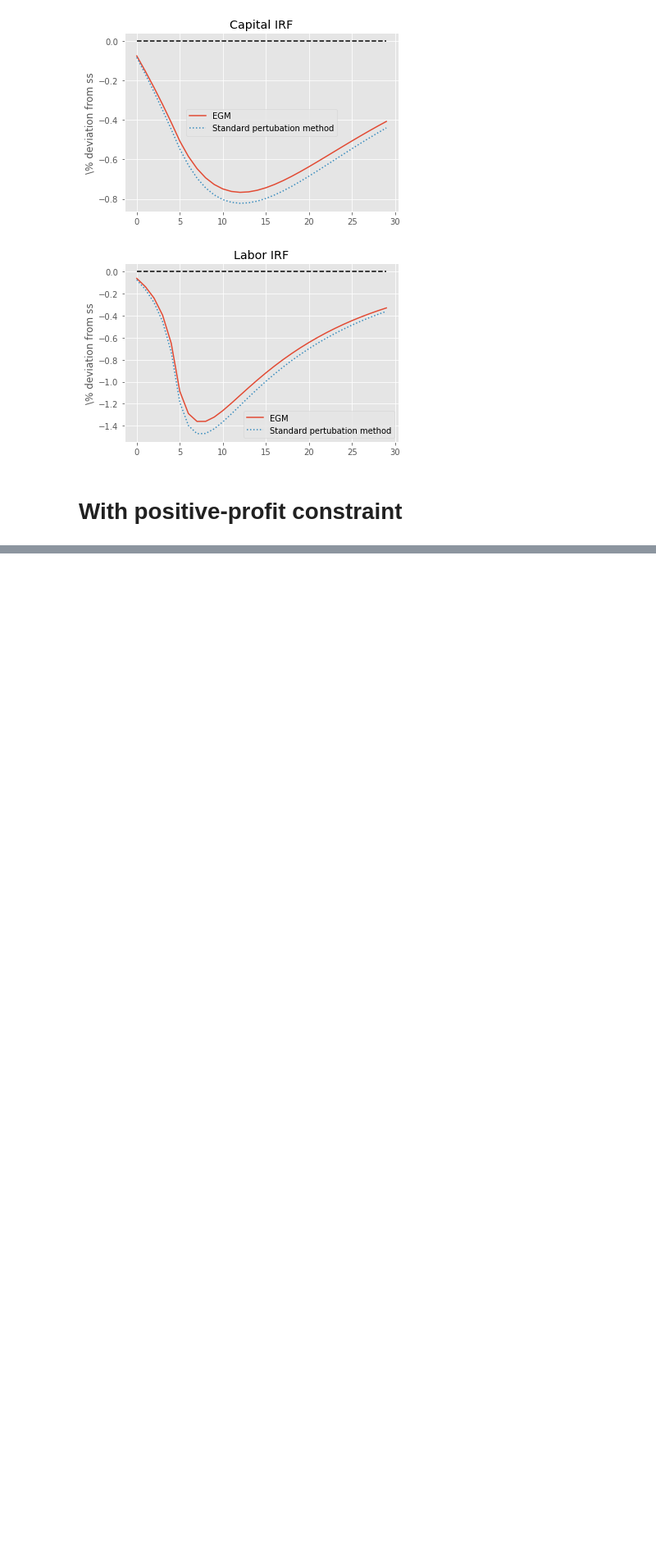
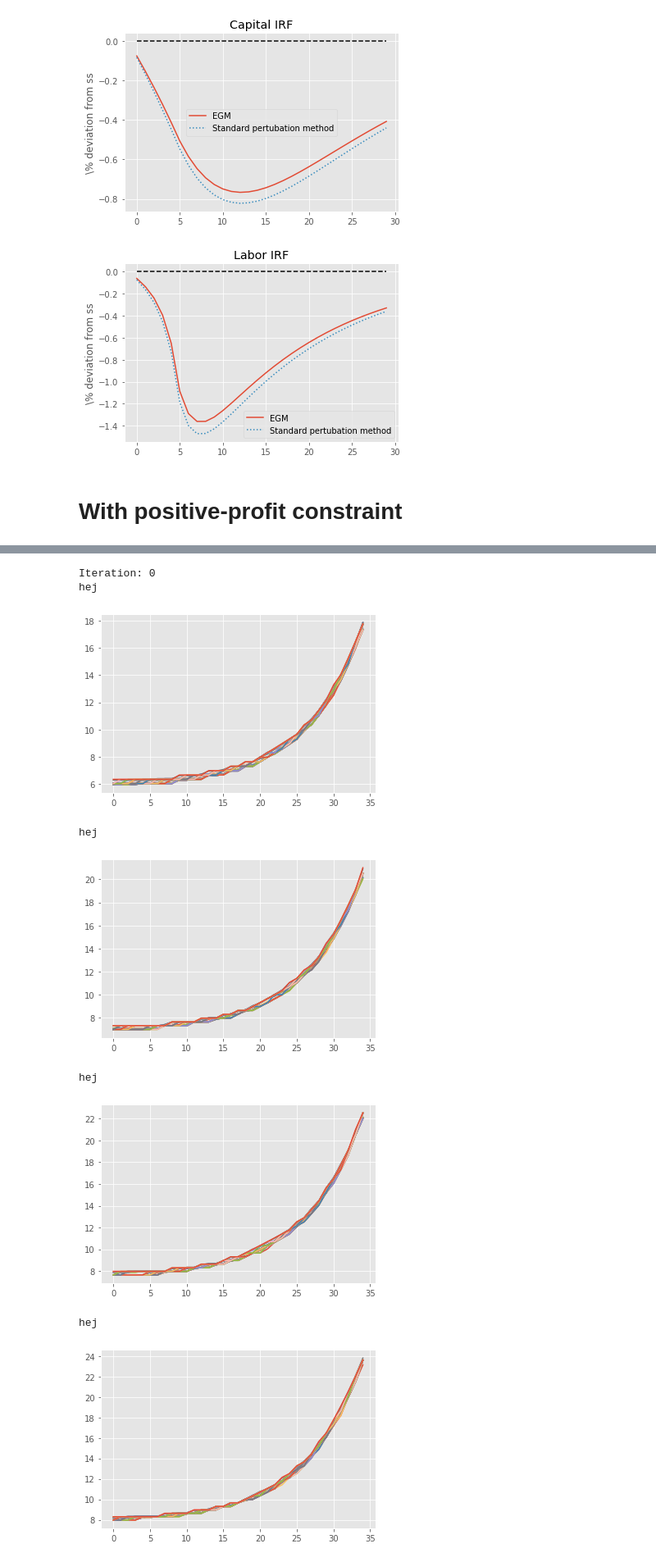
Before and after one commit to nWaldstrom/Firm_problem_EGM, a Jupyter notebook: Two_state_problem/EGM_2_endo_states.ipynb, the cells around one changed output, grey strips where cells are left out. Shown at 82% size. Drawn from its saved outputs; the diff is of its cells as text; code cells hidden in the pictures; blank space fills up the shorter version.

```diff
--- a/Two_state_problem/EGM_2_endo_states.ipynb
+++ b/Two_state_problem/EGM_2_endo_states.ipynb
@@ -423,15 +493,25 @@ def Firm_backwards_VFI(v_p, Pi_p, k_grid, l_grid, z_grid, alphaK, alphaL, p, pI,
     plt.show()
     return l, k, y, inv, cont_val_k, cont_val_l, v, profit
 # %%
-pars['v'] = ss['profit']
+pars['v'] = abs(ss['profit'].min()) + ss['profit'] + 0.01
 beta = 1/(1+pars['r'])
 pars['ps'] = ps = 1 #(1-beta)
 Firm_prob_VFI = Firm_backwards_VFI.attach_hetinput(EGM_utils.HET_add_ons)
 t = time.time()
 ss_VFI = Firm_prob_VFI.ss(**pars, accelerated_it = False, noisy=True,
                           backward_tol=1e-04, disp_itt=5, conv_var='policy',
                           update_pol=update_pol, accelerated_it_end = 1e-01)
 elapsed_VFI = time.time() - t
 
 print('steady-state labor and capital' , ss_VFI['L'], ss_VFI['K'])
 print(f'Elapsed time with VFI:  {1000*round(elapsed_VFI,2)}ms')
+# %% [output]
+Iteration: 0
+hej
+[figure, added]
+hej
+[figure, added]
+hej
+[figure, added]
+hej
+[figure, added]
```
Also changed, not shown: parts of 10 cells of this notebook, 2 other files.
